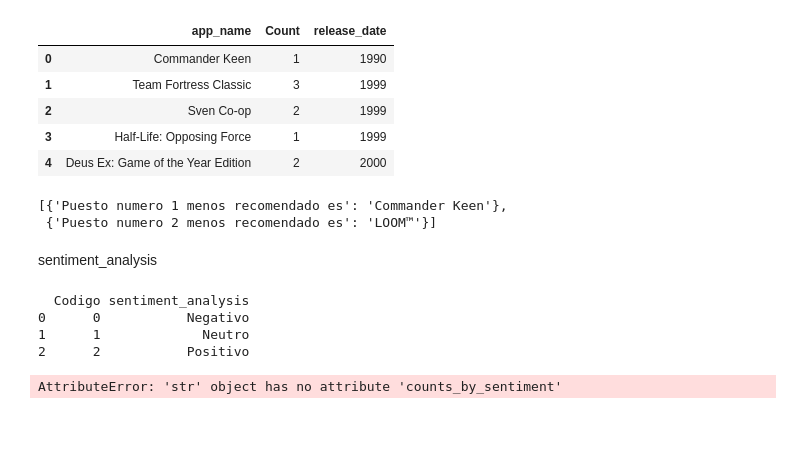
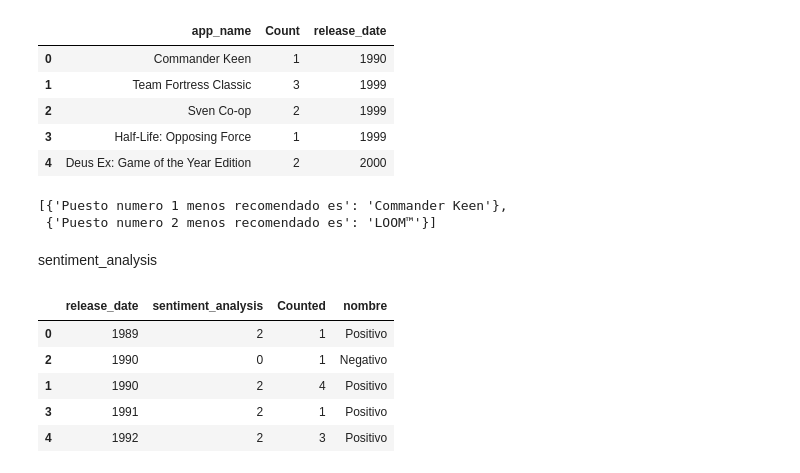
Before and after one commit to mcarruitero/PI_ML_OPS_PTDT05, a Jupyter notebook: 4.DF_FastAPi.ipynb, the cells around one changed output. Drawn from its saved outputs; the diff is of its cells as text; code cells hidden in the pictures; blank space fills up the shorter version.

```diff
--- a/4.DF_FastAPi.ipynb
+++ b/4.DF_FastAPi.ipynb
@@ -295,21 +295,15 @@ result
  {'Puesto numero 2 menos recomendado es': 'LOOM™'}]
 # %% [markdown]
 sentiment_analysis
-# %%
-df_sentiment_analysis_names=[['Codigo','sentiment_analysis'],['0','Negativo'],['1','Neutro'],['2','Positivo']]
-df_sentiment_analysis_names
-headers = df_sentiment_analysis_names.pop(0)
-
-# Create the DataFrame with the remaining lists as data and using the headers
-df_sentiment_analysis_codes = pd.DataFrame(df_sentiment_analysis_names, columns=headers)
-
-# Display the DataFrame
-print(df_sentiment_analysis_codes)
-# %% [output]
-  Codigo sentiment_analysis
-0      0           Negativo
-1      1             Neutro
-2      2           Positivo
+# %%
+# Crea Lista con codigos y nombres de sentiment_analysis"
+df_sentiment_analysis_names=[['sentiment_analysis','nombre'],['0','Negativo'],['1','Neutro'],['2','Positivo']]
+
+# extrae la cabecera de las lista
+headers = df_sentiment_analysis_names.pop(0)
+
+# Crea DataFrame con los datos restantes de la lista usando las cabeceras
+df_sentiment_analysis_codes = pd.DataFrame(df_sentiment_analysis_names, columns=headers)
 # %%
 # Asigno al DataFrame el archivo csv df_ur.csv
 #df_ur=pd.read_csv('/content/drive/MyDrive/PI_ML_OPS-PT/Dataset/df_ur.csv')
@@ -321,49 +315,61 @@ df_sg_sa = df_sg[['item_id', 'app_name','release_date']].drop_duplicates().reset
 #Merge de los dataframes de steam_games filtrados y user_reviews
 df_sgur_sa=pd.merge(df_sg_sa[['item_id', 'app_name','release_date']],df_ur[['item_id','sentiment_analysis']],on='item_id',how='inner')
 
-# Creo Lista de Años
+# Creo Lista de Años existentes y la ordeno
 df_años_diferentes = df_sgur_sa['release_date'].unique()
 df_años_diferentes.sort()
-#df_años_diferentes
 
-# Creo lista de años
+# Creo lista de años a lenar
 sa_por_año = []
-df_sentiment_analysis = pd.DataFrame(columns=['release_date', 'sentiment_analysis', 'Count'])
+df_sentiment_analysis = pd.DataFrame(columns=['release_date', 'sentiment_analysis', 'Counted'])
 
 for año in df_años_diferentes:
+
     # Filtramos las filas del género actual
     df_año = df_sgur_sa[df_sgur_sa['release_date'] == año]
+
     # Filtramos el usuario del género actual
     if not df_año.empty:
 
         #Filtra por total de tipo de sentiment_analysis
         df_sentiment_analysis_a = df_año['sentiment_analysis'].value_counts()
-        #int(df_sentiment_analysis_a.get(0, 0))
-        #print(df_año['sentiment_analysis'].value_counts())
-        #df_año.head(60)
-        #print(año)
-        #print(df_sentiment_analysis_a.info())
+
         # Crea un DataFrame de la serie
         top_sa_año_df = df_sentiment_analysis_a.reset_index()
+
         # Renombra la columna
-        top_sa_año_df.columns = ['sentiment_analysis', 'Count']
+        top_sa_año_df.columns = ['sentiment_analysis', 'Counted']
+
         # Añade una nueva columna con el valor del año
         top_sa_año_df['release_date'] = df_año['release_date'].iloc[0]
 
         sa_por_año.append(top_sa_año_df)
     else:
         pass
+
 # Convertimos los resultados en un DataFrame
 for df in sa_por_año:
+
     # Agregamos al DataFrame df_sentiment_analysis los dataframes de cada genero y usuario
     df_sentiment_analysis = pd.concat([df_sentiment_analysis, df], ignore_index=True)
 
-df_sentiment_analysis.head(60)
-#print('Negativo: '.counts_by_sentiment.get(0, 0))#,
-#'Neutro': counts_by_sentiment.get(1, 0),
-#'Positivo': counts_by_sentiment.get(2, 0)}
+# Convierto columnas a entero
+df_sentiment_analysis['sentiment_analysis'] = df_sentiment_analysis['sentiment_analysis'].astype('int')
+df_sentiment_analysis_codes['sentiment_analysis'] = df_sentiment_analysis_codes['sentiment_analysis'].astype('int')
+
+#Merge de los dataframes de df_sentiment_analysis y df_sentiment_analysis_codes
+df_sa_sac=pd.merge(df_sentiment_analysis[['release_date', 'sentiment_analysis','Counted']],df_sentiment_analysis_codes[['sentiment_analysis','nombre']],on='sentiment_analysis',how='left')
+df_sa_sac = df_sa_sac.sort_values(by=['release_date', 'sentiment_analysis'])
+
+# Muestra cabecera
+df_sa_sac.head()
 # %% [output]
-AttributeError: 'str' object has no attribute 'counts_by_sentiment'
+|  | release_date | sentiment_analysis | Counted | nombre |
+| 0 | 1989 | 2 | 1 | Positivo |
+| 2 | 1990 | 0 | 1 | Negativo |
+| 1 | 1990 | 2 | 4 | Positivo |
+| 3 | 1991 | 2 | 1 | Positivo |
+| 4 | 1992 | 2 | 3 | Positivo |
 # %%
 # Guardo Dataframe en df_UsersRecommend.csv
 # df_UsersRecommend.to_csv('/content/drive/MyDrive/PI_ML_OPS-PT/Dataset/df_UsersRecommend.csv',index=False)
```
Also changed, not shown: parts of 3 cells of this notebook.
